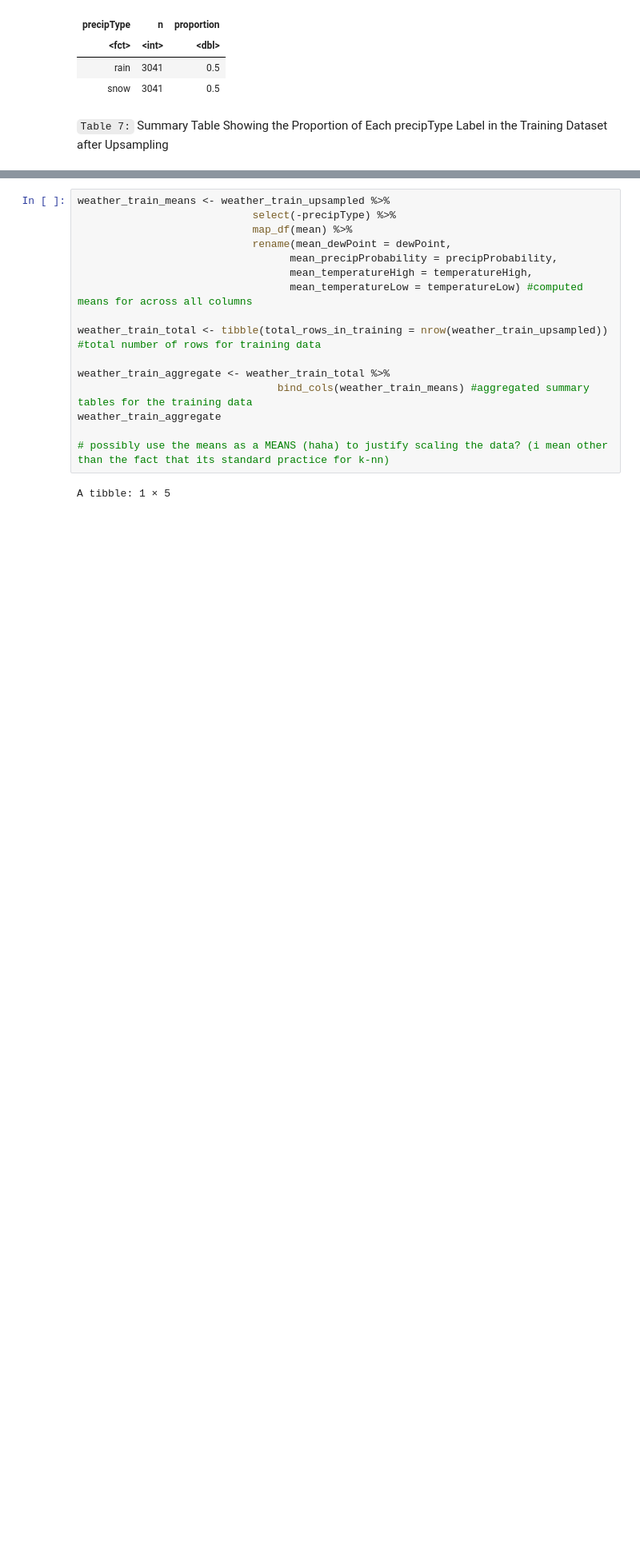
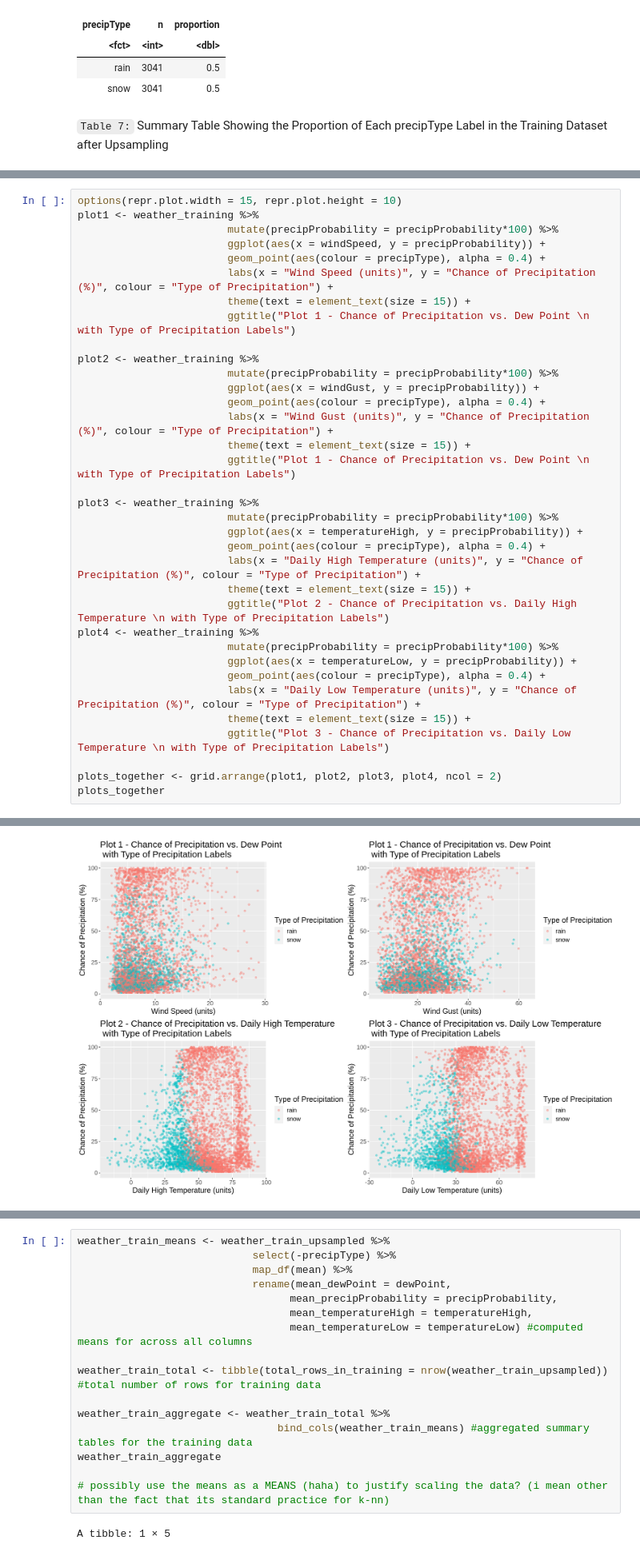
Before and after one commit to codingonapotato/dsci100_group_project_S2022, a Jupyter notebook: Final Project Report.ipynb, the cells around one changed output, grey strips where cells are left out. Shown at 80% size. Drawn from its saved outputs; the diff is of its cells as text; blank space fills up the shorter version.

```diff
--- a/Final Project Report.ipynb
+++ b/Final Project Report.ipynb
@@ -218,0 +246,36 @@ A tibble: 2 × 3
+# %%
+options(repr.plot.width = 15, repr.plot.height = 10)
+plot1 <- weather_training %>%
+                        mutate(precipProbability = precipProbability*100) %>%
+                        ggplot(aes(x = windSpeed, y = precipProbability)) +
+                        geom_point(aes(colour = precipType), alpha = 0.4) +
+                        labs(x = "Wind Speed (units)", y = "Chance of Precipitation (%)", colour = "Type of Precipitation") +
+                        theme(text = element_text(size = 15)) +
+                        ggtitle("Plot 1 - Chance of Precipitation vs. Dew Point \n with Type of Precipitation Labels")
+
+plot2 <- weather_training %>%
+                        mutate(precipProbability = precipProbability*100) %>%
+                        ggplot(aes(x = windGust, y = precipProbability)) +
+                        geom_point(aes(colour = precipType), alpha = 0.4) +
+                        labs(x = "Wind Gust (units)", y = "Chance of Precipitation (%)", colour = "Type of Precipitation") +
+                        theme(text = element_text(size = 15)) +
+                        ggtitle("Plot 1 - Chance of Precipitation vs. Dew Point \n with Type of Precipitation Labels")
+
+plot3 <- weather_training %>%
+                        mutate(precipProbability = precipProbability*100) %>%
+                        ggplot(aes(x = temperatureHigh, y = precipProbability)) +
+                        geom_point(aes(colour = precipType), alpha = 0.4) +
+                        labs(x = "Daily High Temperature (units)", y = "Chance of Precipitation (%)", colour = "Type of Precipitation") +
+                        theme(text = element_text(size = 15)) +
+                        ggtitle("Plot 2 - Chance of Precipitation vs. Daily High Temperature \n with Type of Precipitation Labels")
+plot4 <- weather_training %>%
+                        mutate(precipProbability = precipProbability*100) %>%
+                        ggplot(aes(x = temperatureLow, y = precipProbability)) +
+                        geom_point(aes(colour = precipType), alpha = 0.4) +
+                        labs(x = "Daily Low Temperature (units)", y = "Chance of Precipitation (%)", colour = "Type of Precipitation") +
+                        theme(text = element_text(size = 15)) +
+                        ggtitle("Plot 3 - Chance of Precipitation vs. Daily Low Temperature \n with Type of Precipitation Labels")
+
+plots_together <- grid.arrange(plot1, plot2, plot3, plot4, ncol = 2)
+plots_together
+# %% [output]
@@ -219 +288,2 @@ A tibble: 2 × 3
+[figure, added]
 # %% [markdown]
```
Also changed, not shown: parts of 14 cells of this notebook.
